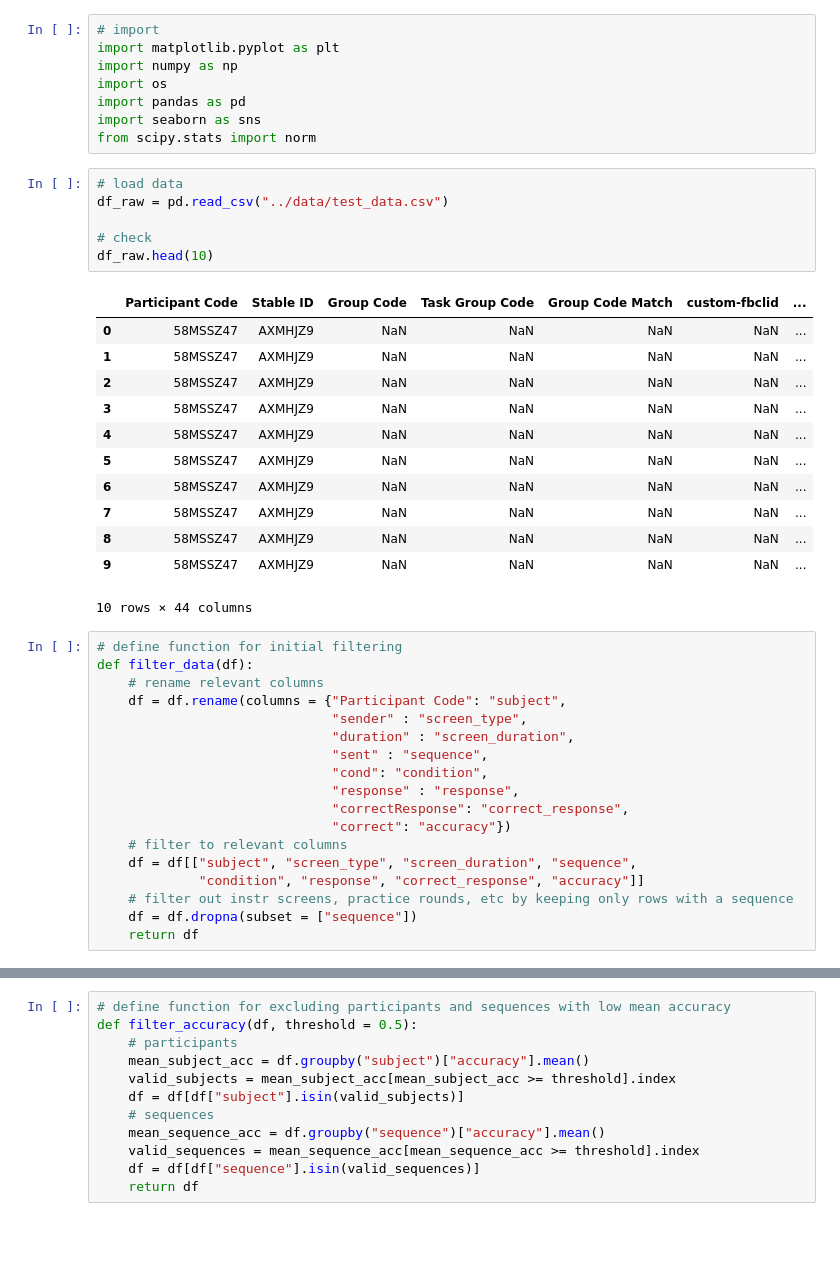
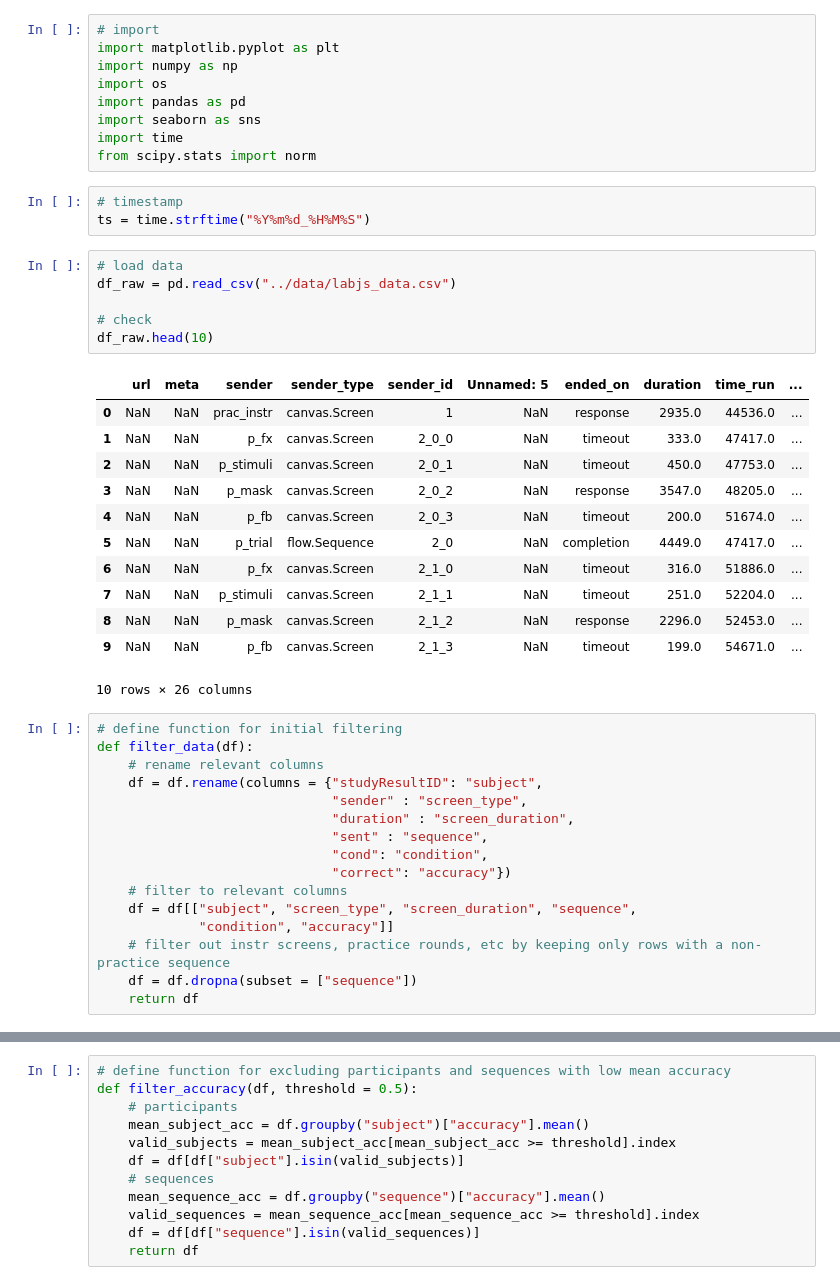
Before and after one commit to katamander/psycholing_kma, a Jupyter notebook: group_project/src/analysis.ipynb, the cells around one changed output, grey strips where cells are left out. Cells and saved outputs as stored; diff of their text form; blank space fills up the shorter version.

```diff
--- a/group_project/src/analysis.ipynb
+++ b/group_project/src/analysis.ipynb
@@ -5,42 +5,44 @@ import numpy as np
 import os
 import pandas as pd
 import seaborn as sns
+import time
 from scipy.stats import norm
+# %%
+# timestamp
+ts = time.strftime("%Y%m%d_%H%M%S")
 # %%
 # load data
-df_raw = pd.read_csv("../data/test_data.csv")
+df_raw = pd.read_csv("../data/labjs_data.csv")
 
 # check
 df_raw.head(10)
 # %% [output]
-|  | Participant Code | Stable ID | Group Code | Task Group Code | Group Code Match | custom-fbclid | ... |
-| 0 | 58MSSZ47 | AXMHJZ9 | NaN | NaN | NaN | NaN | ... |
-| 1 | 58MSSZ47 | AXMHJZ9 | NaN | NaN | NaN | NaN | ... |
-| 2 | 58MSSZ47 | AXMHJZ9 | NaN | NaN | NaN | NaN | ... |
-| 3 | 58MSSZ47 | AXMHJZ9 | NaN | NaN | NaN | NaN | ... |
-| 4 | 58MSSZ47 | AXMHJZ9 | NaN | NaN | NaN | NaN | ... |
-| 5 | 58MSSZ47 | AXMHJZ9 | NaN | NaN | NaN | NaN | ... |
-| 6 | 58MSSZ47 | AXMHJZ9 | NaN | NaN | NaN | NaN | ... |
-| 7 | 58MSSZ47 | AXMHJZ9 | NaN | NaN | NaN | NaN | ... |
-| 8 | 58MSSZ47 | AXMHJZ9 | NaN | NaN | NaN | NaN | ... |
-| 9 | 58MSSZ47 | AXMHJZ9 | NaN | NaN | NaN | NaN | ... |
+|  | url | meta | sender | sender_type | sender_id | Unnamed: 5 | ended_on | duration | time_run | ... |
+| 0 | NaN | NaN | prac_instr | canvas.Screen | 1 | NaN | response | 2935.0 | 44536.0 | ... |
+| 1 | NaN | NaN | p_fx | canvas.Screen | 2_0_0 | NaN | timeout | 333.0 | 47417.0 | ... |
+| 2 | NaN | NaN | p_stimuli | canvas.Screen | 2_0_1 | NaN | timeout | 450.0 | 47753.0 | ... |
+| 3 | NaN | NaN | p_mask | canvas.Screen | 2_0_2 | NaN | response | 3547.0 | 48205.0 | ... |
+| 4 | NaN | NaN | p_fb | canvas.Screen | 2_0_3 | NaN | timeout | 200.0 | 51674.0 | ... |
+| 5 | NaN | NaN | p_trial | flow.Sequence | 2_0 | NaN | completion | 4449.0 | 47417.0 | ... |
+| 6 | NaN | NaN | p_fx | canvas.Screen | 2_1_0 | NaN | timeout | 316.0 | 51886.0 | ... |
+| 7 | NaN | NaN | p_stimuli | canvas.Screen | 2_1_1 | NaN | timeout | 251.0 | 52204.0 | ... |
+| 8 | NaN | NaN | p_mask | canvas.Screen | 2_1_2 | NaN | response | 2296.0 | 52453.0 | ... |
+| 9 | NaN | NaN | p_fb | canvas.Screen | 2_1_3 | NaN | timeout | 199.0 | 54671.0 | ... |
-10 rows × 44 columns
+10 rows × 26 columns
 # %%
 # define function for initial filtering
 def filter_data(df):
     # rename relevant columns
-    df = df.rename(columns = {"Participant Code": "subject",
+    df = df.rename(columns = {"studyResultID": "subject",
                               "sender" : "screen_type",
                               "duration" : "screen_duration",
                               "sent" : "sequence",
                               "cond": "condition",
-                              "response" : "response",
-                              "correctResponse": "correct_response",
                               "correct": "accuracy"})
     # filter to relevant columns
     df = df[["subject", "screen_type", "screen_duration", "sequence",
-             "condition", "response", "correct_response", "accuracy"]]
-    # filter out instr screens, practice rounds, etc by keeping only rows with a sequence
+             "condition", "accuracy"]]
+    # filter out instr screens, practice rounds, etc by keeping only rows with a non-practice sequence
     df = df.dropna(subset = ["sequence"])
     return df
 # %%
```
Also changed, not shown: parts of 17 cells of this notebook, 6 other files.
